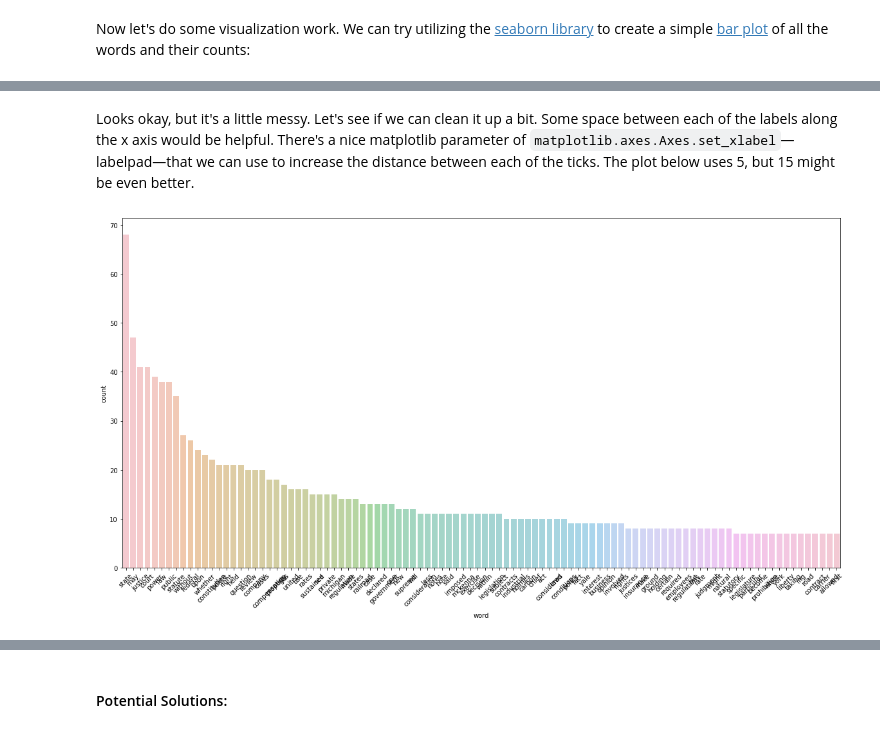
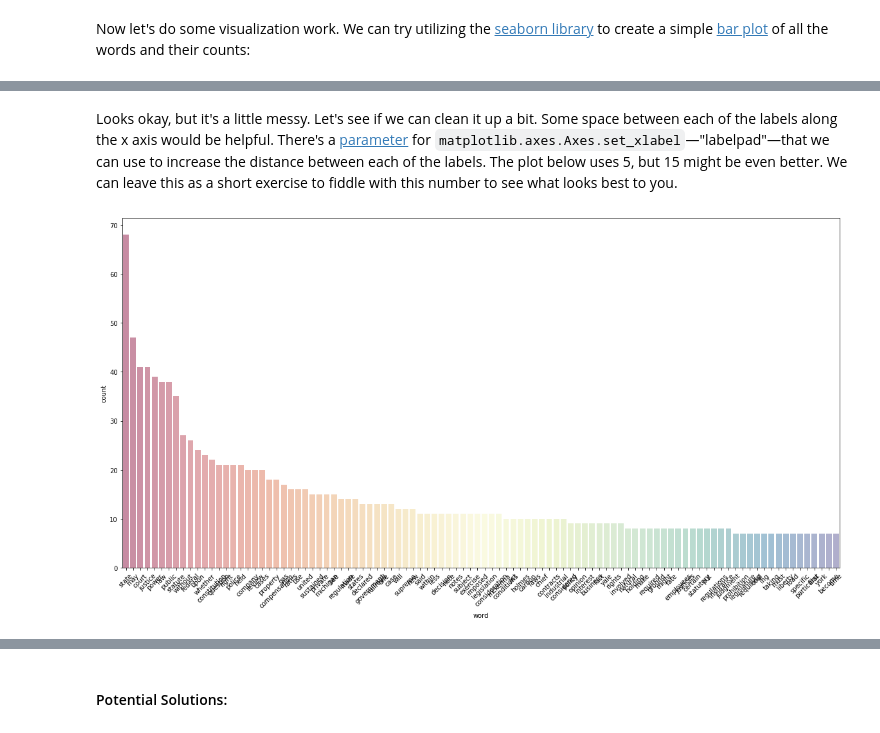
Before and after one commit to kspicer80/jstor_teaching_demo, a Jupyter notebook: jstor_testing_notebook_version_4.ipynb, the cells around one changed output, grey strips where cells are left out. Cells and saved outputs as stored; diff of their text form; code cells hidden in the pictures.

```diff
--- a/jstor_testing_notebook_version_4.ipynb
+++ b/jstor_testing_notebook_version_4.ipynb
@@ -367,9 +367,9 @@ ax.set_xticklabels(ax.get_xticklabels(), rotation=45)
 # %% [markdown]
-Looks okay, but it's a little messy. Let's see if we can clean it up a bit. Some space between each of the labels along the x axis would be helpful. There's a nice matplotlib parameter of `matplotlib.axes.Axes.set_xlabel`—labelpad—that we can use to increase the distance between each of the ticks. The plot below uses 5, but 15 might be even better.
+Looks okay, but it's a little messy. Let's see if we can clean it up a bit. Some space between each of the labels along the x axis would be helpful. There's a [parameter](https://matplotlib.org/stable/api/_as_gen/matplotlib.axes.Axes.set_xlabel.html) for `matplotlib.axes.Axes.set_xlabel`—"labelpad"—that we can use to increase the distance between each of the labels. The plot below uses 5, but 15 might be even better. We can leave this as a short exercise to fiddle with this number to see what looks best to you.
 # %%
 plt.figure(figsize=(20, 10))
-ax = sns.barplot(x = 'word', y = 'count', data=counts_df.iloc[0:100], alpha=0.5)
+ax = sns.barplot(x = 'word', y = 'count', data=counts_df.iloc[0:100], alpha=0.5, palette='Spectral')
 ax.set_xticklabels(ax.get_xticklabels(), rotation=45)
 ax.xaxis.labelpad = 5
 # %% [output]
-[figure, old version]
+[figure, new version]
```
Also changed, not shown: parts of 9 cells of this notebook.
